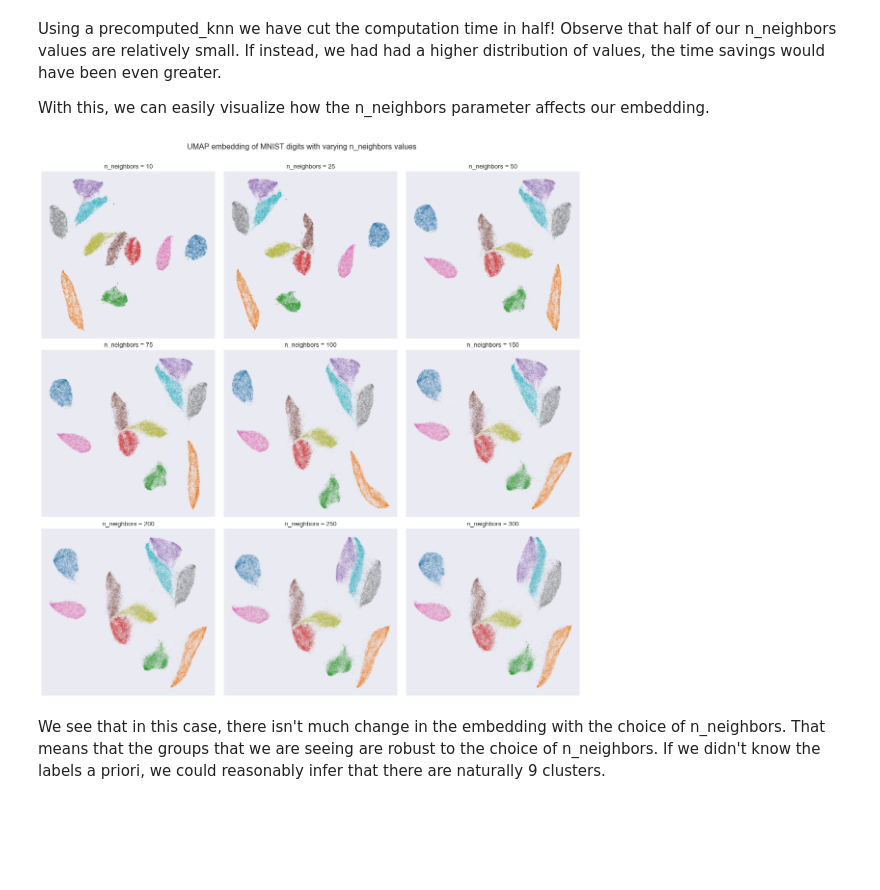
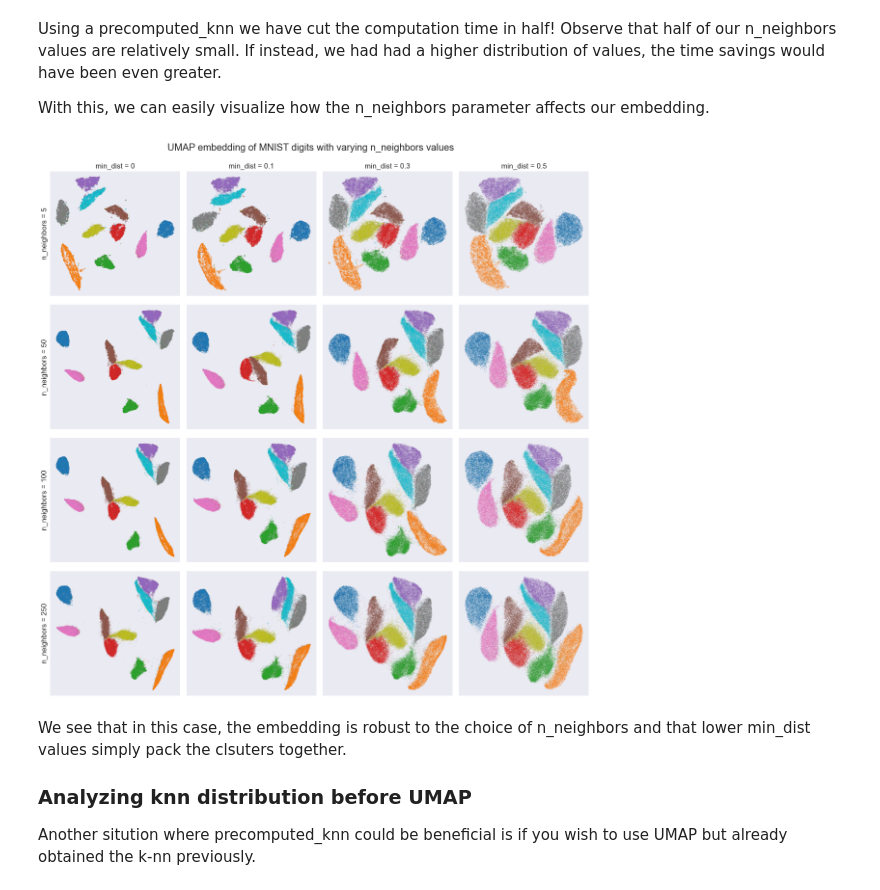
Before and after one commit to lmcinnes/umap, a Jupyter notebook: notebooks/precomputed_knn use cases.ipynb, the cells around one changed output. Drawn from its saved outputs; the diff is of its cells as text; code cells hidden in the pictures; blank space fills up the shorter version.

```diff
--- a/notebooks/precomputed_knn use cases.ipynb
+++ b/notebooks/precomputed_knn use cases.ipynb
@@ -239,18 +247,20 @@ Wall time: 20min 52s
 %%time
 # UMAP run on list of n_neighbors without precomputed_knn
 
-# We compute the knn for max(n_neighbors)=300
+# We compute the knn for max(n_neighbors)=250
 mnist_knn = nearest_neighbors(data,
-                              n_neighbors=300,
+                              n_neighbors=250,
                               metric="euclidean",
                               metric_kwds=None,
                               angular=False,
                               random_state=None,
                              )
-# Now we compute the embeddings for the list of parameters
-for count, k in enumerate(n_neighbors):
-    precomputed_knn_embeddings[count] = umap.UMAP(n_neighbors=k,
-                                                  precomputed_knn=mnist_knn,
-                                                  ).fit_transform(data)
-print("\033[1m"+"Time taken to compute UMAP with 9 n_neigbors values and precomputed_knn:\033[0m")
+# Now we compute the embeddings for the grid of parameters
+for i, k in enumerate(n_neighbors):
+    for j, dist in enumerate(min_dists):
+        precomputed_knn_embeddings[i, j] = umap.UMAP(n_neighbors=k,
+                                                      min_dist=dist,
+                                                      precomputed_knn=mnist_knn,
+                                                      ).fit_transform(data)
+print("\033[1m"+"Time taken to compute UMAP on grid of parameters with precomputed_knn:\033[0m")
 # %% [output]
@@ -261,22 +271,30 @@ Using a precomputed_knn we have cut the computation time in half! Observe that h
 
 With this, we can easily visualize how the n_neighbors parameter affects our embedding.
 # %%
-fig, axs = plt.subplots(3, 3, figsize=(20, 20))
+fig, axs = plt.subplots(4, 4, figsize=(20, 20))
 
-for i, ax in enumerate(axs.flatten()):
-    ax.scatter(precomputed_knn_embeddings[i, :, 0],
-               precomputed_knn_embeddings[i, :, 1],
-               c=labels/9,
-               cmap='tab10',
-               alpha=0.1,
-               s=1,
-               )
-    ax.axes.xaxis.set_visible(False)
-    ax.axes.yaxis.set_visible(False)
-    ax.set_title("n_neighbors = {}".format(n_neighbors[i]), size=13)
-fig.suptitle("UMAP embedding of MNIST digits with varying n_neighbors values", y=0.92, size=16)
+for i, ax_row in enumerate(axs):
+    for j, ax in enumerate(ax_row):
+        ax.scatter(precomputed_knn_embeddings[i, j, :, 0],
+                   precomputed_knn_embeddings[i, j, :, 1],
+                   c=labels/9,
+                   cmap='tab10',
+                   alpha=0.1,
+                   s=1,
+                   )
+        ax.set_xticks([])
+        ax.set_yticks([])
+        if i == 0:
+            ax.set_title("min_dist = {}".format(min_dists[j]), size=15)
+        if j == 0:
+            ax.set_ylabel("n_neighbors = {}".format(n_neighbors[i]), size=15)
+fig.suptitle("UMAP embedding of MNIST digits with varying n_neighbors values", y=0.92, size=20)
 plt.subplots_adjust(wspace=0.05, hspace=0.07)
 # %% [output]
-[figure, old version]
+[figure, new version]
 # %% [markdown]
-We see that in this case, there isn't much change in the embedding with the choice of n_neighbors. That means that the groups that we are seeing are robust to the choice of n_neighbors. If we didn't know the labels a priori, we could reasonably infer that there are naturally 9 clusters.
+We see that in this case, the embedding is robust to the choice of n_neighbors and that lower min_dist values simply pack the clsuters together.
+
+### Analyzing knn distribution before UMAP
+
+Another sitution where precomputed_knn could be beneficial is if you wish to use UMAP but already obtained the k-nn previously.
```
Also changed, not shown: parts of 7 cells of this notebook.
